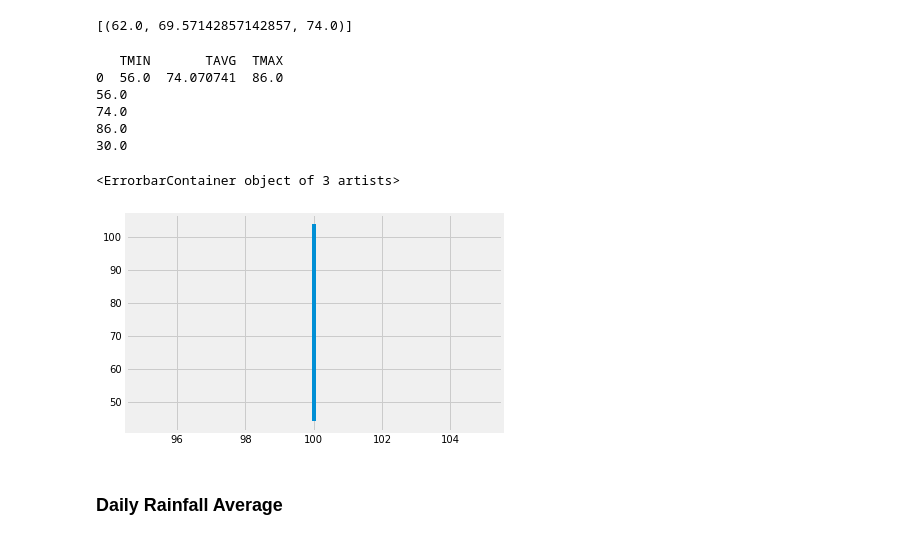
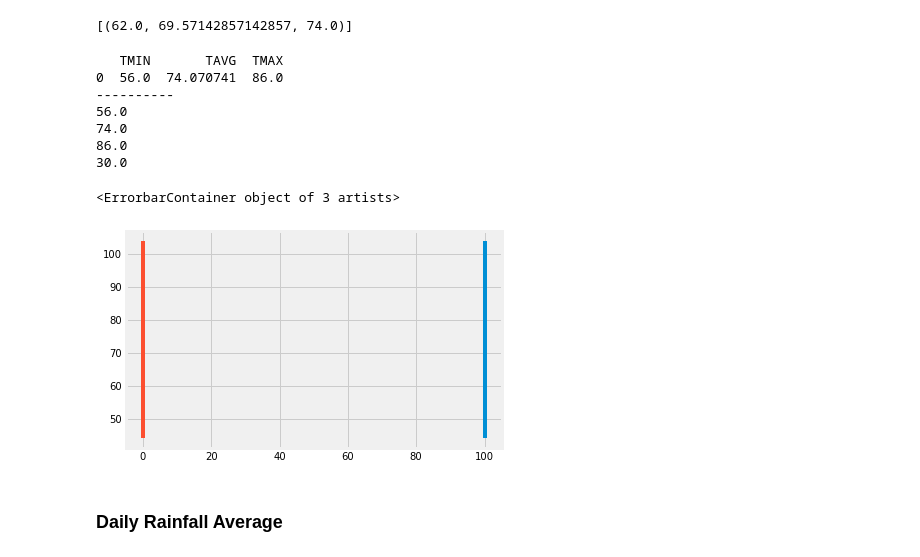
Before and after one commit to kehull/sqlalchemy-challenge, a Jupyter notebook: temp_analysis_bonus_2_starter.ipynb, the cells around one changed output. Cells and saved outputs as stored; diff of their text form; code cells hidden in the pictures.

```diff
--- a/temp_analysis_bonus_2_starter.ipynb
+++ b/temp_analysis_bonus_2_starter.ipynb
@@ -65,6 +65,7 @@ print(calc_temps('2012-02-28', '2012-03-05'))
 df = pd.DataFrame(np.array(calc_temps('2015-01-2016', '2016-01-2017')),
                   columns=['TMIN','TAVG', 'TMAX'])
 print(df)
+print('----------')
 
 TMIN = df.iloc[0,0]
 TAVG = df.iloc[0,1]
@@ -78,6 +79,7 @@ print(y_err)
 # %% [output]
    TMIN       TAVG  TMAX
 0  56.0  74.070741  86.0
+----------
 56.0
 74.0
 86.0
@@ -85,17 +87,19 @@ print(y_err)
 # %%
 # Plot the results from your previous query as a bar chart.
 # Use "Trip Avg Temp" as your Title
 # Use the average temperature for bar height (y value)
 # Use the peak-to-peak (tmax-tmin) value as the y error bar (yerr)
 
 x = 100
+y = TAVG
 ptp = y_err
-y = TAVG
 
 plt.errorbar(x, y, yerr=ptp)
+
+plt.errorbar(df.index, 'TAVG', yerr=y_err, data=df)
 # %% [output]
 <ErrorbarContainer object of 3 artists>
-[figure, old version]
+[figure, new version]
 # %% [markdown]
 ### Daily Rainfall Average
 # %%
```
Also changed, not shown: 1 other file.
